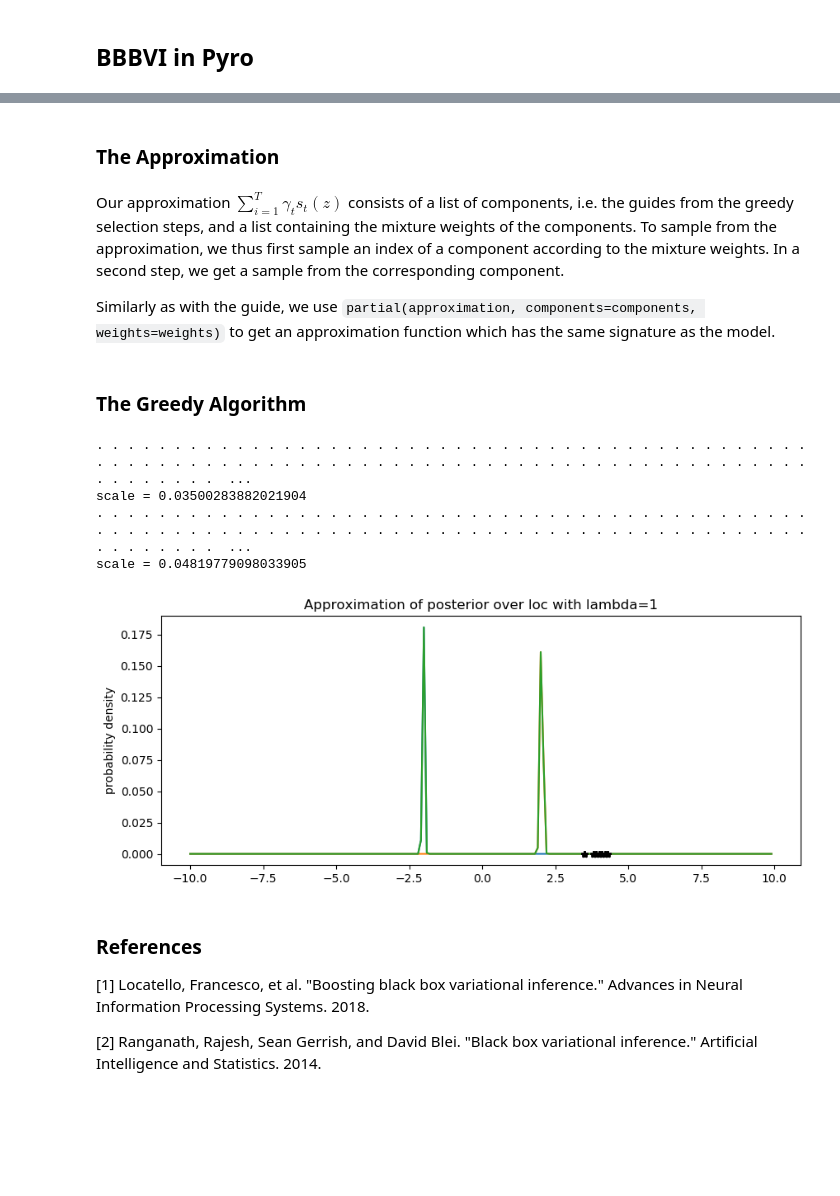
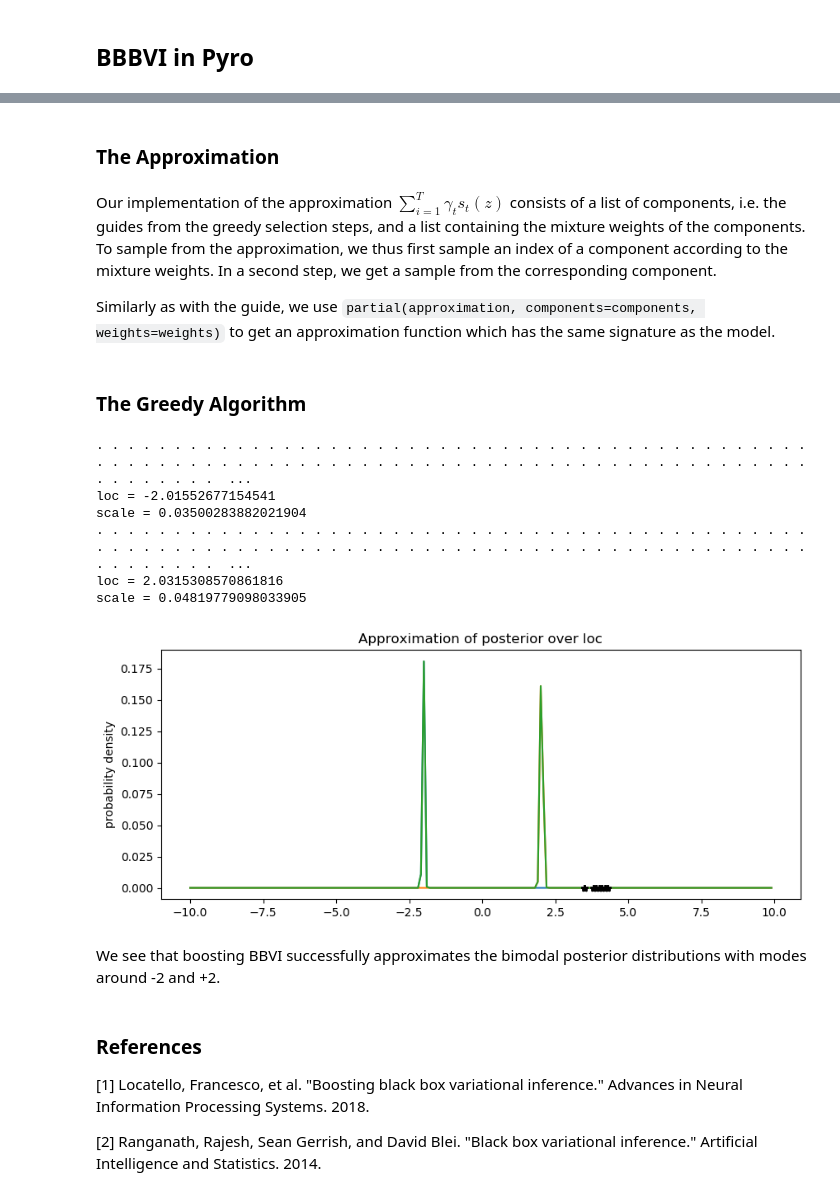
Before and after one commit to gideonite/projects2019-boosting-bbvi-pyro, a Jupyter notebook: boosting_bbvi_tutorial.ipynb, the cells around one changed output, grey strips where cells are left out. Drawn from its saved outputs; the diff is of its cells as text; code cells hidden in the pictures; blank space fills up the shorter version.

Commit message:
Add list of contents and comments

```diff
--- a/boosting_bbvi_tutorial.ipynb
+++ b/boosting_bbvi_tutorial.ipynb
@@ -80,6 +83,6 @@ Putting all of this together, we get the following guide:
 # %%
 def guide(data, index):
     scale_q = pyro.param('scale_{}'.format(index), torch.tensor([1.0]), constraints.positive)
-    loc_q = pyro.param('loc_{}'.format(index), torch.tensor([1.0]))
+    loc_q = pyro.param('loc_{}'.format(index), torch.tensor([0.0]))
     pyro.sample("loc", dist.Normal(loc_q, scale_q))
 # %% [markdown]
@@ -96,15 +99,14 @@ using Poutine. For some background on how this works, we recommend going through
 def relbo(model, guide, *args, **kwargs):
 
     approximation = kwargs.pop('approximation', None)
-    relbo_lambda = kwargs.pop('relbo_lambda', None)
     # Run the guide with the arguments passed to SVI.step() and trace the execution,
     # i.e. record all the calls to Pyro primitives like sample() and param().
     guide_trace = trace(guide).get_trace(*args, **kwargs)
 
+    # We do not want to update parameters of previously fitted components and thus block all
+    # parameters in the approximation apart from loc.
     replayed_approximation = trace(replay(block(approximation, expose=['loc']), guide_trace))
     approximation_trace = replayed_approximation.get_trace(*args, **kwargs)
-    # We will acculoclate the various terms of the ELBO in `elbo`.
-
 
     loss_fn = pyro.infer.Trace_ELBO(max_plate_nesting=1).differentiable_loss(model,
                                                                              guide,
@@ -115,9 +117,9 @@ def relbo(model, guide, *args, **kwargs):
 
     return -elbo
 # %% [markdown]
-### The Approximation
+### The Approximation <a class="anchor" id="the-approximation"></a>
 # %% [markdown]
-Our approximation $\sum_{i=1}^T \gamma_t s_t(z)$ consists of a list of components, i.e. the guides from the greedy selection steps, and a list containing the mixture weights of the components. To sample from the approximation, we thus first sample an index of a component according to the mixture weights. In a second step, we get a sample from the corresponding component.
+Our implementation of the approximation $\sum_{i=1}^T \gamma_t s_t(z)$ consists of a list of components, i.e. the guides from the greedy selection steps, and a list containing the mixture weights of the components. To sample from the approximation, we thus first sample an index of a component according to the mixture weights. In a second step, we get a sample from the corresponding component.
 
 Similarly as with the guide, we use `partial(approximation, components=components, weights=weights)` to get an approximation function which has the same signature as the model.
 # %%
@@ -126,7 +128,7 @@ def approximation(data, components, weights):
     result = components[assignment](data)
     return result
 # %% [markdown]
-### The Greedy Algorithm
+### The Greedy Algorithm <a class="anchor" id="the-greedy-algorithm"></a>
 # %%
 import os
 from collections import defaultdict
@@ -161,52 +163,49 @@ def guide(data, index):
     loc_q = pyro.param('loc_{}'.format(index), torch.tensor([0.0]))
     pyro.sample("loc", dist.Normal(loc_q, scale_q))
 
+
 def model(data):
-    # Global variables.
     prior_loc = torch.tensor([0.])
     prior_scale = torch.tensor([5.])
     loc = pyro.sample('loc', dist.Normal(prior_loc, prior_scale))
     scale = torch.tensor([0.1])
 
     with pyro.plate('data', len(data)):
-        # Local variables.
+
         pyro.sample('obs', dist.Normal(loc*loc, scale), obs=data)
+
 
 def relbo(model, guide, *args, **kwargs):
 
     approximation = kwargs.pop('approximation', None)
-    relbo_lambda = kwargs.pop('relbo_lambda', None)
     # Run the guide with the arguments passed to SVI.step() and trace the execution,
     # i.e. record all the calls to Pyro primitives like sample() and param().
     guide_trace = trace(guide).get_trace(*args, **kwargs)
 
+    # We do not want to update parameters of previously fitted components and thus block all
+    # parameters in the approximation apart from loc.
     replayed_approximation = trace(replay(block(approximation, expose=['loc']), guide_trace))
     approximation_trace = replayed_approximation.get_trace(*args, **kwargs)
-    # We will acculoclate the various terms of the ELBO in `elbo`.
-
 
     loss_fn = pyro.infer.Trace_ELBO(max_plate_nesting=1).differentiable_loss(model,
                                                                              guide,
                                                                              *args,
                                                                              **kwargs)
 
-    elbo = -loss_fn -  approximation_trace.log_prob_sum()
+    relbo = -loss_fn - approximation_trace.log_prob_sum()
 
-    return -elbo
+    # By convention, the negative (R)ELBO is returned.
+    return - relbo
+
 
 def approximation(data, components, weights):
     assignment = pyro.sample('assignment', dist.Categorical(weights))
     result = components[assignment](data)
     return result
 
-def dummy_approximation(data):
-    scale_q = pyro.param('scale_0', torch.tensor([1.0]), constraints.positive)
-    loc_q = pyro.param('loc_0', torch.tensor([20.0]))
-    pyro.sample("loc", dist.Normal(loc_q, scale_q))
 
 def boosting_bbvi():
     n_iterations = 2
-    relbo_lambda = 1
     initial_approximation = partial(guide, index=0)
     components = [initial_approximation]
     weights = torch.tensor([1.])
@@ -215,66 +214,75 @@ def boosting_bbvi():
     locs = [0]
     scales = [0]
 
-    duality_gap = []
-    entropies = []
-    model_log_likelihoods = []
     for t in range(1, n_iterations + 1):
-        # setup the inference algorithm
+
+        # Create guide that only takes data as argument
         wrapped_guide = partial(guide, index=t)
-        # do gradient steps
         losses = []
-        # Register hooks to monitor gradient norms.
 
         adam_params = {"lr": 0.01, "betas": (0.90, 0.999)}
         optimizer = Adam(adam_params)
 
+        # Pass our custom RELBO to SVI as the loss function.
         svi = SVI(model, wrapped_guide, optimizer, loss=relbo)
         for step in range(n_steps):
-            loss = svi.step(data, approximation=wrapped_approximation, relbo_lambda=relbo_lambda)
+            # Pass the existing approximation to SVI.
+            loss = svi.step(data, approximation=wrapped_approximation)
             losses.append(loss)
 
             if step % 100 == 0:
                 print('.', end=' ')
 
+        # Update the list of approximation components.
         components.append(wrapped_guide)
+
+        # Set new mixture weight.
         new_weight = 2 / (t + 1)
 
+        # In this specific case, we set the mixture weight of the second component to 0.5.
         if t == 2:
             new_weight = 0.5
         weights = weights * (1-new_weight)
         weights = torch.cat((weights, torch.tensor([new_weight])))
 
+        # Update the approximation
         wrapped_approximation = partial(approximation, components=components, weights=weights)
 
+        print('Parameters of component {}:'.format(t))
         scale = pyro.param("scale_{}".format(t)).item()
         scales.append(scale)
         loc = pyro.param("loc_{}".format(t)).item()
         locs.append(loc)
         print('loc = {}'.format(loc))
         print('scale = {}'.format(scale))
 
 
+    # Plot the resulting approximation
     X = np.arange(-10, 10, 0.1)
     pyplot.figure(figsize=(10, 4), dpi=100).set_facecolor('white')
     total_approximation = np.zeros(X.shape)
     for i in range(1, n_iterations + 1):
         Y = weights[i].item() * scipy.stats.norm.pdf((X - locs[i]) / scales[i])
         pyplot.plot(X, Y)
         total_approximation += Y
     pyplot.plot(X, total_approximation)
     pyplot.plot(data.data.numpy(), np.zeros(len(data)), 'k*')
-    pyplot.title('Approximation of posterior over loc with lambda={}'.format(relbo_lambda))
+    pyplot.title('Approximation of posterior over loc')
     pyplot.ylabel('probability density')
     pyplot.show()
 
 if __name__ == '__main__':
     boosting_bbvi()
 # %% [output]
 . . . . . . . . . . . . . . . . . . . . . . . . . . . . . . . . . . . . . . . . . . . . . . . . . . . . . . . . . . . . . . . . . . . . . . . . . . . . . . . . . . . . . . . . . . . . . . . . . . . .  ...
+loc = -2.01552677154541
 scale = 0.03500283882021904
 . . . . . . . . . . . . . . . . . . . . . . . . . . . . . . . . . . . . . . . . . . . . . . . . . . . . . . . . . . . . . . . . . . . . . . . . . . . . . . . . . . . . . . . . . . . . . . . . . . . .  ...
+loc = 2.0315308570861816
 scale = 0.04819779098033905
-[figure, old version]
+[figure, new version]
+# %% [markdown]
+We see that boosting BBVI successfully approximates the bimodal posterior distributions with modes around -2 and +2.
 # %% [markdown]
 ### References
 
```
Also changed, not shown: parts of 7 cells of this notebook.
